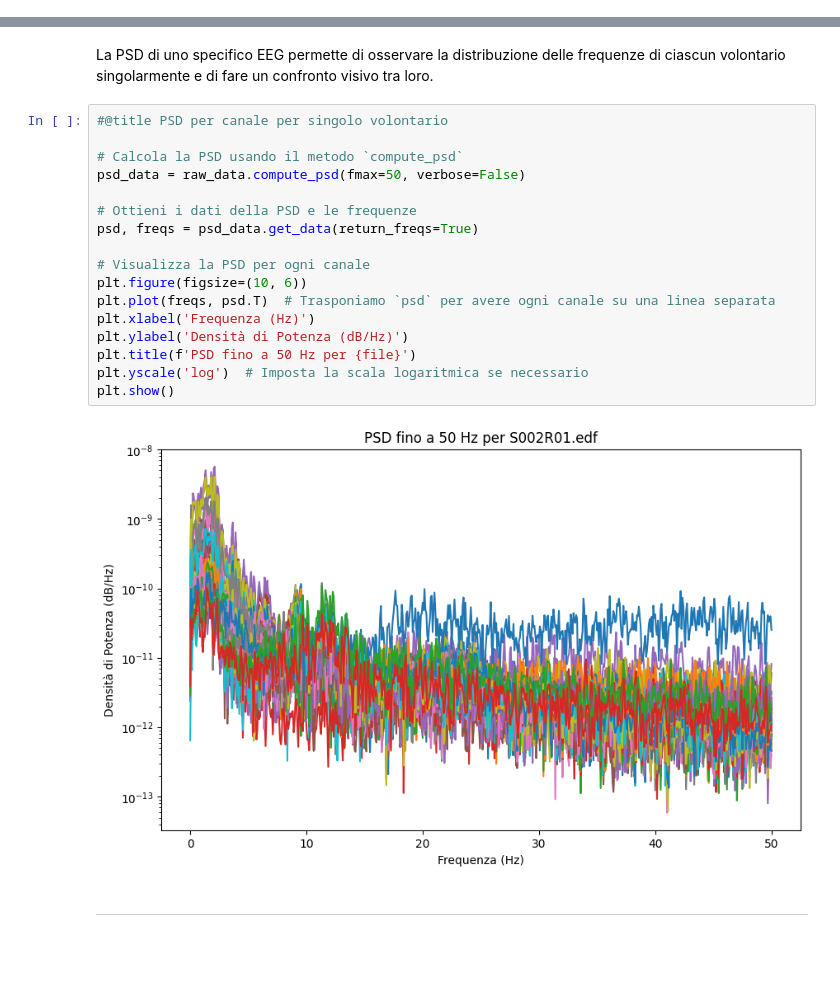
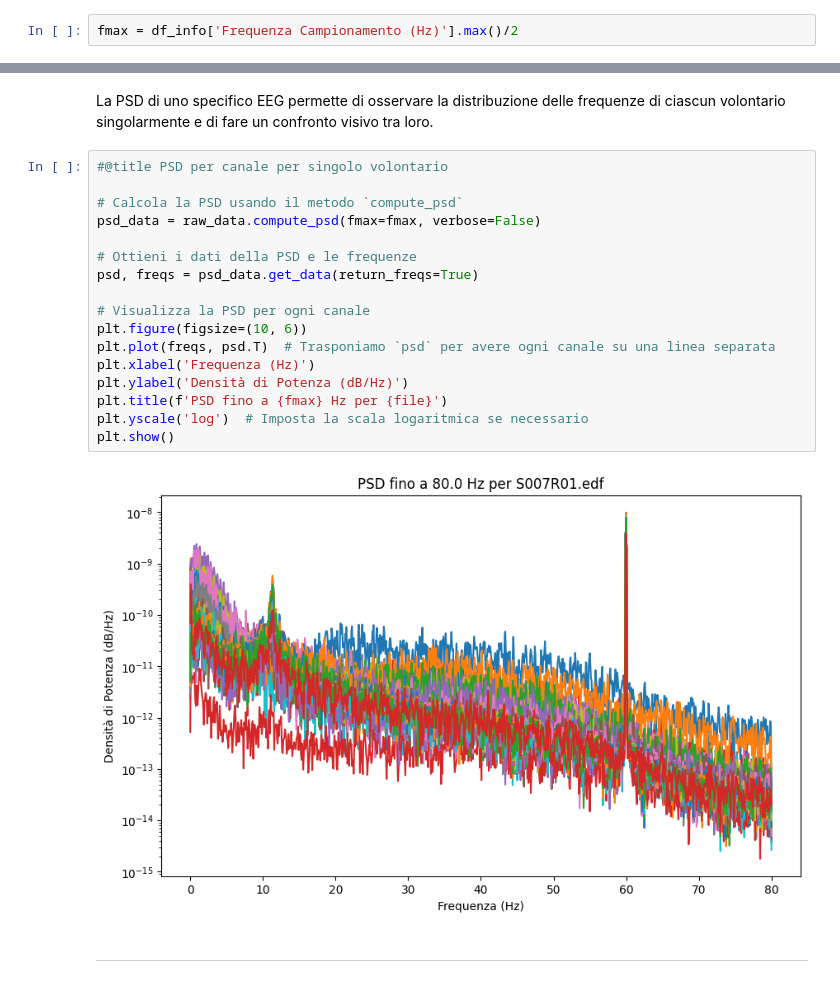
Before and after one commit to Cipe96/EEG-Recognition, a Jupyter notebook: Analisi_Dataset.ipynb, the cells around one changed output, grey strips where cells are left out. Drawn from its saved outputs; the diff is of its cells as text; blank space fills up the shorter version.

```diff
--- a/Analisi_Dataset.ipynb
+++ b/Analisi_Dataset.ipynb
@@ -261,2 +207,4 @@ plt.show()
+# %%
+fmax = df_info['Frequenza Campionamento (Hz)'].max()/2
 # %% [markdown]
 - - - - - - - - - - - - - - - - - - - - - - - - - - - - - - -
@@ -275,22 +294,22 @@ La PSD di uno specifico EEG permette di osservare la distribuzione delle frequen
 # %%
 #@title PSD per canale per singolo volontario
 
 # Calcola la PSD usando il metodo `compute_psd`
-psd_data = raw_data.compute_psd(fmax=50, verbose=False)
+psd_data = raw_data.compute_psd(fmax=fmax, verbose=False)
 
 # Ottieni i dati della PSD e le frequenze
 psd, freqs = psd_data.get_data(return_freqs=True)
 
 # Visualizza la PSD per ogni canale
 plt.figure(figsize=(10, 6))
 plt.plot(freqs, psd.T)  # Trasponiamo `psd` per avere ogni canale su una linea separata
 plt.xlabel('Frequenza (Hz)')
 plt.ylabel('Densità di Potenza (dB/Hz)')
-plt.title(f'PSD fino a 50 Hz per {file}')
+plt.title(f'PSD fino a {fmax} Hz per {file}')
 plt.yscale('log')  # Imposta la scala logaritmica se necessario
 plt.show()
 # %% [output]
-[figure, old version]
+[figure, new version]
 # %% [markdown]
 - - - - - - - - - - - - - - - - - - - - - - - - - - - - - - -
 # %% [markdown]
```
Also changed, not shown: parts of 37 cells of this notebook.
